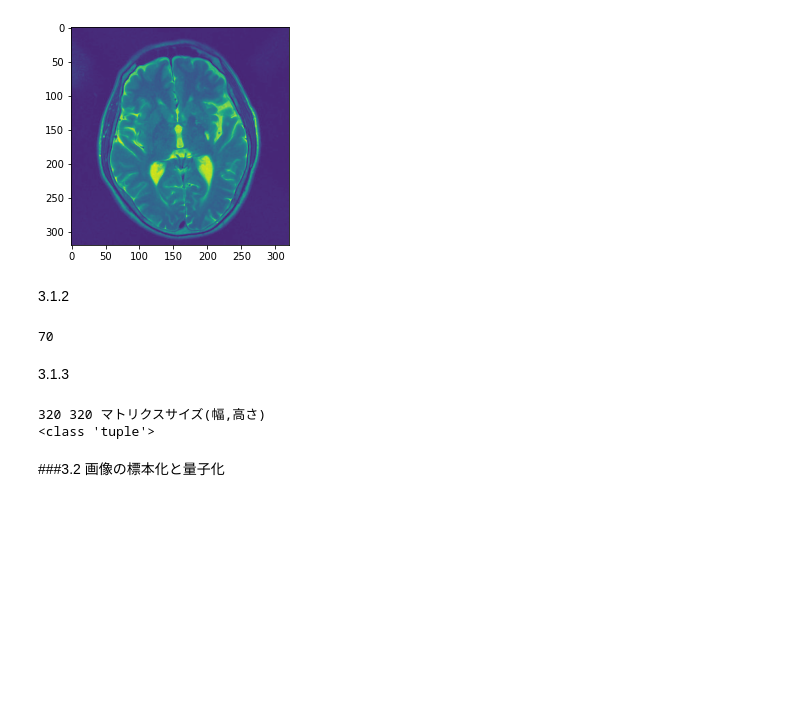
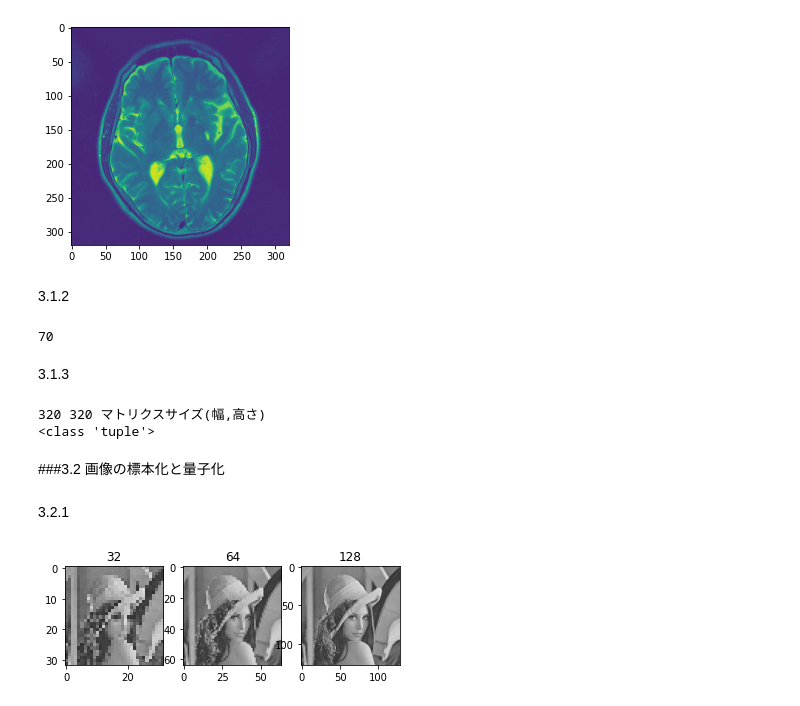
Before and after one commit to KuriharaYoshiki/python_medical_images, a Jupyter notebook: popipa.ipynb, the cells around one changed output. Saved outputs shown, nothing was run; the diff lists cells and outputs as text; code cells hidden in the pictures; blank space fills up the shorter version.

```diff
--- a/popipa.ipynb
+++ b/popipa.ipynb
@@ -58,3 +54,24 @@ print(type(image.shape))
 <class 'tuple'>
 # %% [markdown]
 ###3.2 画像の標本化と量子化
+# %% [markdown]
+3.2.1
+# %%
+import matplotlib.pyplot as plt
+import numpy as np
+import cv2
+
+#サンプル画像としてlena-gray.pngを利用する
+lena=cv2.imread('/content/drive/My Drive/DATASET/dataset/lena-gray.png')
+resamples=[]
+resamples.append(cv2.resize(lena,(32,32)))  #マトリクスサイズを変更する
+resamples.append(cv2.resize(lena,(64,64)))
+resamples.append(cv2.resize(lena,(128,128)))
+
+for i in range(3):   #0,1,2
+  plt.subplot(1,3,(1+i))  #領域を選択
+  plt.title(str(2**(4+i+1)))　#タイトル
+  plt.imshow(resamples[i],cmap="gray")
+plt.show()
+# %% [output]
+[figure, added]
```
Also changed, not shown: parts of 4 cells of this notebook.
